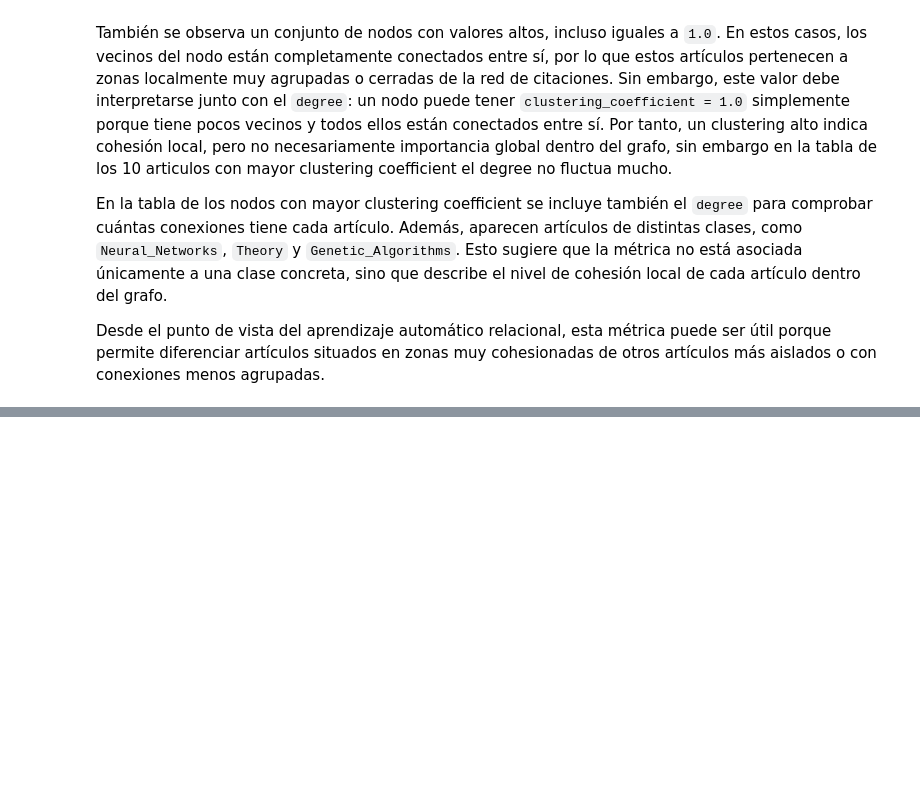
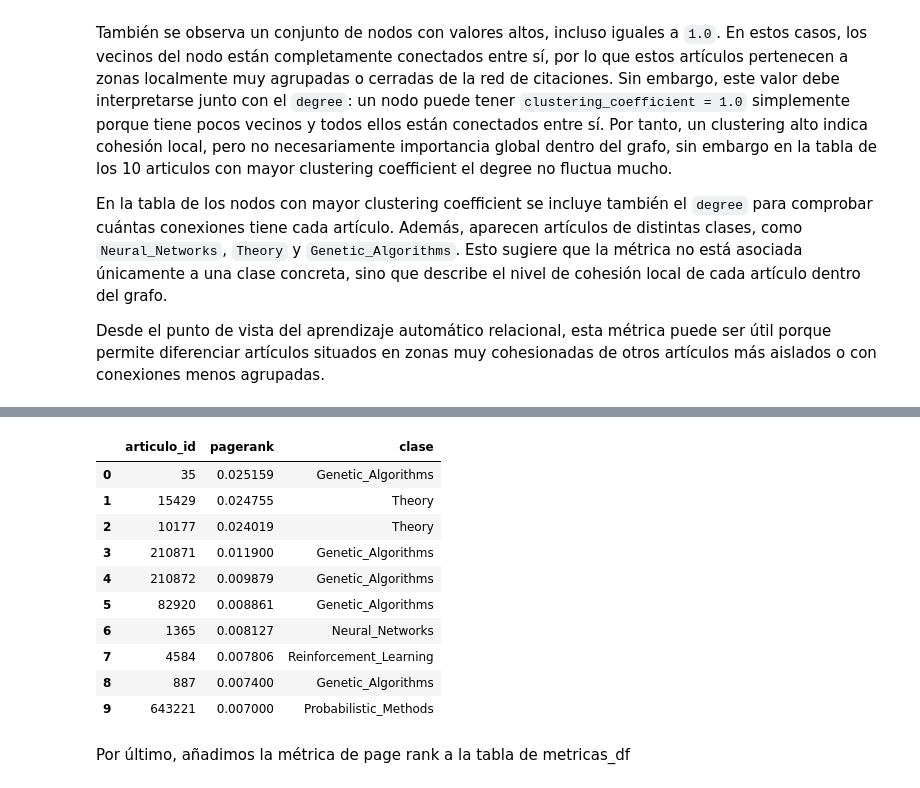
Before and after one commit to enriquepc004/ia-aprendizaje-relacional, a Jupyter notebook: notebooks/02_metricas_relacionales.ipynb, the cells around one changed output, grey strips where cells are left out. Cells and saved outputs as stored; diff of their text form; code cells hidden in the pictures; blank space fills up the shorter version.

```diff
--- a/notebooks/02_metricas_relacionales.ipynb
+++ b/notebooks/02_metricas_relacionales.ipynb
@@ -586,0 +630,4 @@ Desde el punto de vista del aprendizaje automático relacional, esta métrica pu
+# %%
+top_pagerank = pagerank_series.sort_values(ascending=False).head(10)
+
+top_pagerank
@@ -586,0 +646,26 @@ Desde el punto de vista del aprendizaje automático relacional, esta métrica pu
+# %%
+top_pagerank_df = top_pagerank.reset_index()
+
+top_pagerank_df.columns = ["articulo_id", "pagerank"]
+
+top_pagerank_df = top_pagerank_df.merge(
+    contenido[["articulo_id", "clase"]],
+    on="articulo_id",
+    how="left"
+)
+
+top_pagerank_df
+# %% [output]
+|  | articulo_id | pagerank | clase |
+| 0 | 35 | 0.025159 | Genetic_Algorithms |
+| 1 | 15429 | 0.024755 | Theory |
+| 2 | 10177 | 0.024019 | Theory |
+| 3 | 210871 | 0.011900 | Genetic_Algorithms |
+| 4 | 210872 | 0.009879 | Genetic_Algorithms |
+| 5 | 82920 | 0.008861 | Genetic_Algorithms |
+| 6 | 1365 | 0.008127 | Neural_Networks |
+| 7 | 4584 | 0.007806 | Reinforcement_Learning |
+| 8 | 887 | 0.007400 | Genetic_Algorithms |
+| 9 | 643221 | 0.007000 | Probabilistic_Methods |
+# %% [markdown]
+Por último, añadimos la métrica de page rank a la tabla de metricas_df
```
Also changed, not shown: parts of 8 cells of this notebook, 1 other file.
